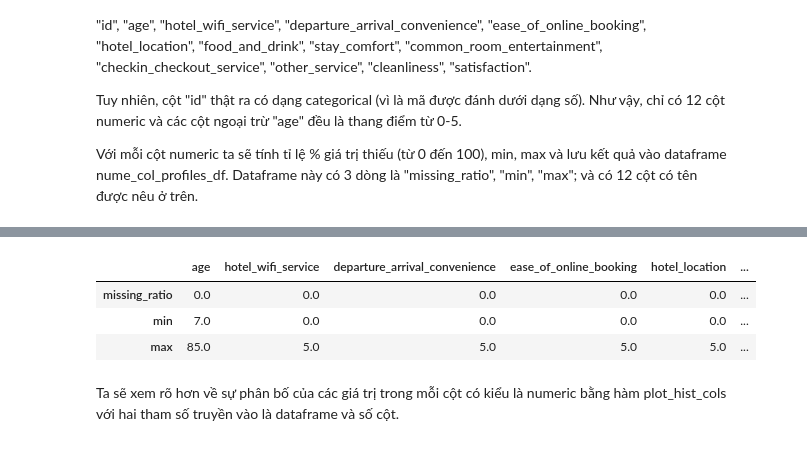
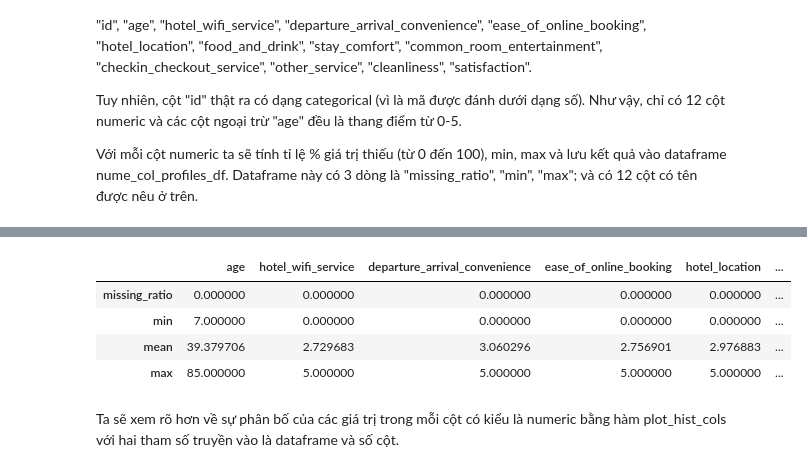
Before and after one commit to SyThuan1803/Data_Science_Proramming_FinalProject, a Jupyter notebook: final_project.ipynb, the cells around one changed output, grey strips where cells are left out. Saved outputs shown, nothing was run; the diff lists cells and outputs as text; code cells hidden in the pictures.

```diff
--- a/final_project.ipynb
+++ b/final_project.ipynb
@@ -168,0 +214,3 @@ Sau đây là ý nghĩa của các cột và các giá trị (được trích t
+# %%
+sample_df_isnan=ehs_df[ehs_df['Type Of Booking'].isna()]
+sample_df_isnan
@@ -168,0 +237,5 @@ Sau đây là ý nghĩa của các cột và các giá trị (được trích t
+# %%
+sample_df=ehs_df[~ehs_df['Type Of Booking'].isna()]
+sample_df=sample_df.sample(frac=0.01, random_state=30).reset_index(drop=True)
+sample_df1=pd.concat((sample_df_isnan,sample_df),axis=0).reset_index(drop=True)
+sample_df1
@@ -168,0 +306,8 @@ Sau đây là ý nghĩa của các cột và các giá trị (được trích t
+# %%
+filled_nanvals = filled_ratings[np.isnan(ratings)].round(0)
+sample_df_isnan.loc[:,'Type Of Booking']=filled_nanvals
+ehs_df=ehs_df[~ehs_df['Type Of Booking'].isna()]
+# sample_df=pd.concat((sample_df,sample_df_isnan),axis=0).reset_index(drop=True)
+ehs_df=pd.concat((sample_df_isnan,ehs_df),ignore_index=True,axis=0)
+ehs_df=ehs_df.sample(frac=1, random_state=42).reset_index(drop=True)
+ehs_df
@@ -402,0 +424,2 @@ Với mỗi cột numeric ta sẽ tính tỉ lệ % giá trị thiếu (từ 0
+# %%
+ehs_df['id']=ehs_df['id'].astype(object)
@@ -403,18 +443,19 @@ Với mỗi cột numeric ta sẽ tính tỉ lệ % giá trị thiếu (từ 0
 # %%
 def missing_ratio(s):
     return s.isna().mean() * 100
 
-cate_col_name = ["id", "gender", "purpose_of_travel", "type_of_travel", "type_of_booking"]
+cate_col_name = ["id", "gender", "purpose_of_travel", "type_of_travel", "type_of_booking","satisfaction"]
 nume_col_idx = ehs_df.columns.drop(cate_col_name)
 nume_col_df = ehs_df[nume_col_idx]
-nume_col_profiles_df = nume_col_df.agg([missing_ratio, pd.Series.min, pd.Series.max])
+nume_col_profiles_df = nume_col_df.agg([missing_ratio, pd.Series.min,pd.Series.mean, pd.Series.max])
 
 nume_col_profiles_df
 # %% [output]
 |  | age | hotel_wifi_service | departure_arrival_convenience | ease_of_online_booking | hotel_location | ... |
-| missing_ratio | 0.0 | 0.0 | 0.0 | 0.0 | 0.0 | ... |
-| min | 7.0 | 0.0 | 0.0 | 0.0 | 0.0 | ... |
-| max | 85.0 | 5.0 | 5.0 | 5.0 | 5.0 | ... |
+| missing_ratio | 0.000000 | 0.000000 | 0.000000 | 0.000000 | 0.000000 | ... |
+| min | 7.000000 | 0.000000 | 0.000000 | 0.000000 | 0.000000 | ... |
+| mean | 39.379706 | 2.729683 | 3.060296 | 2.756901 | 2.976883 | ... |
+| max | 85.000000 | 5.000000 | 5.000000 | 5.000000 | 5.000000 | ... |
 # %% [markdown]
 Ta sẽ xem rõ hơn về sự phân bố của các giá trị trong mỗi cột có kiểu là numeric bằng hàm plot_hist_cols với hai tham số truyền vào là dataframe và số cột.
 # %%
```
Also changed, not shown: parts of 56 cells of this notebook.
